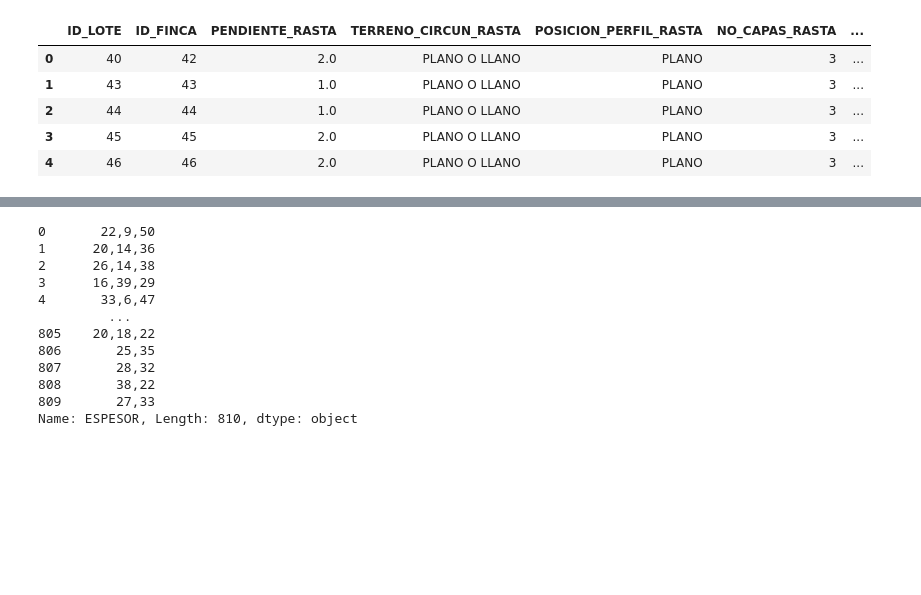
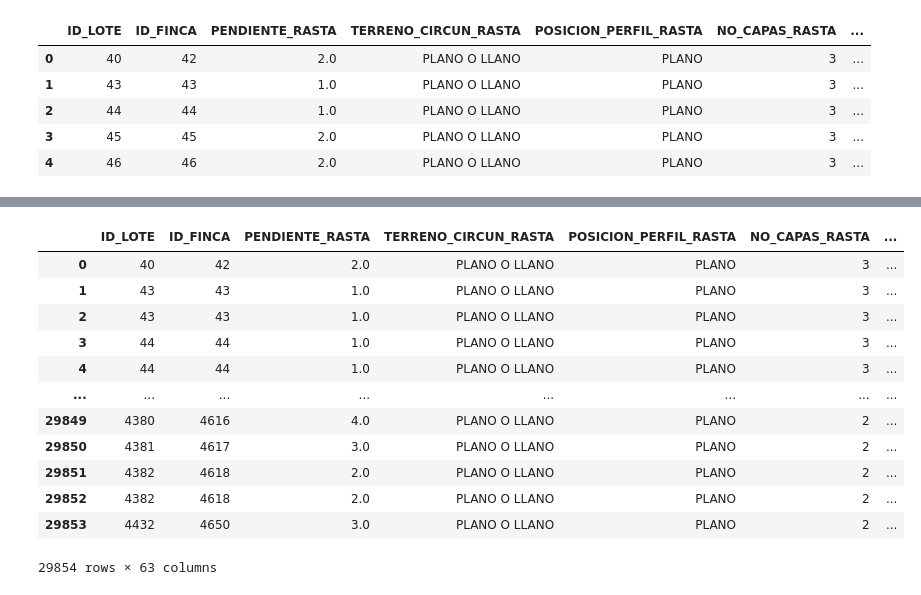
Before and after one commit to GermanMoran/TesisMaestria, a Jupyter notebook: codigos/LIMPIEZA_DATOS.ipynb, the cells around one changed output, grey strips where cells are left out. Drawn from its saved outputs; the diff is of its cells as text; code cells hidden in the pictures; blank space fills up the shorter version.

Commit message:
cambios de la divicion de las texturas en porcentajes de a paricion

```diff
--- a/codigos/LIMPIEZA_DATOS.ipynb
+++ b/codigos/LIMPIEZA_DATOS.ipynb
@@ -1562,15 +1776,32 @@ rastasCordoba.head(5)
+# %%
+# Textura ArF
+rastasCordoba = pd.merge(rastasCordoba,porcentajes_textura_ArF,how='inner')
+rastasCordoba.rename(columns={'porc':'porc_ArF'},inplace=True)
+# %%
+# Textura FAr
+rastasCordoba = pd.merge(rastasCordoba,porcentajes_textura_FAr,how='inner')
+rastasCordoba.rename(columns={'porc':'porc_FAr'},inplace=True)
+# %%
+# Textura FA
+rastasCordoba = pd.merge(rastasCordoba,porcentajes_textura_FA,how='inner')
+rastasCordoba.rename(columns={'porc':'porc_FA'},inplace=True)
+# %%
+# Textura AF
+rastasCordoba = pd.merge(rastasCordoba,porcentajes_textura_AF,how='inner')
+rastasCordoba.rename(columns={'porc':'porc_AF'},inplace=True)
 # %%
-rastasCordoba.ESPESOR
+rastasCordoba
 # %% [output]
+|  | ID_LOTE | ID_FINCA | PENDIENTE_RASTA | TERRENO_CIRCUN_RASTA | POSICION_PERFIL_RASTA | NO_CAPAS_RASTA | ... |
+| 0 | 40 | 42 | 2.0 | PLANO O LLANO | PLANO | 3 | ... |
+| 1 | 43 | 43 | 1.0 | PLANO O LLANO | PLANO | 3 | ... |
+| 2 | 43 | 43 | 1.0 | PLANO O LLANO | PLANO | 3 | ... |
+| 3 | 44 | 44 | 1.0 | PLANO O LLANO | PLANO | 3 | ... |
+| 4 | 44 | 44 | 1.0 | PLANO O LLANO | PLANO | 3 | ... |
+| ... | ... | ... | ... | ... | ... | ... | ... |
+| 29849 | 4380 | 4616 | 4.0 | PLANO O LLANO | PLANO | 2 | ... |
+| 29850 | 4381 | 4617 | 3.0 | PLANO O LLANO | PLANO | 2 | ... |
+| 29851 | 4382 | 4618 | 2.0 | PLANO O LLANO | PLANO | 2 | ... |
+| 29852 | 4382 | 4618 | 2.0 | PLANO O LLANO | PLANO | 2 | ... |
+| 29853 | 4432 | 4650 | 3.0 | PLANO O LLANO | PLANO | 2 | ... |
-0       22,9,50
-1      20,14,36
-2      26,14,38
-3      16,39,29
-4       33,6,47
-         ...
-805    20,18,22
-806       25,35
-807       28,32
-808       38,22
-809       27,33
-Name: ESPESOR, Length: 810, dtype: object
+29854 rows × 63 columns
```
Also changed, not shown: parts of 27 cells of this notebook, 6 other files.
